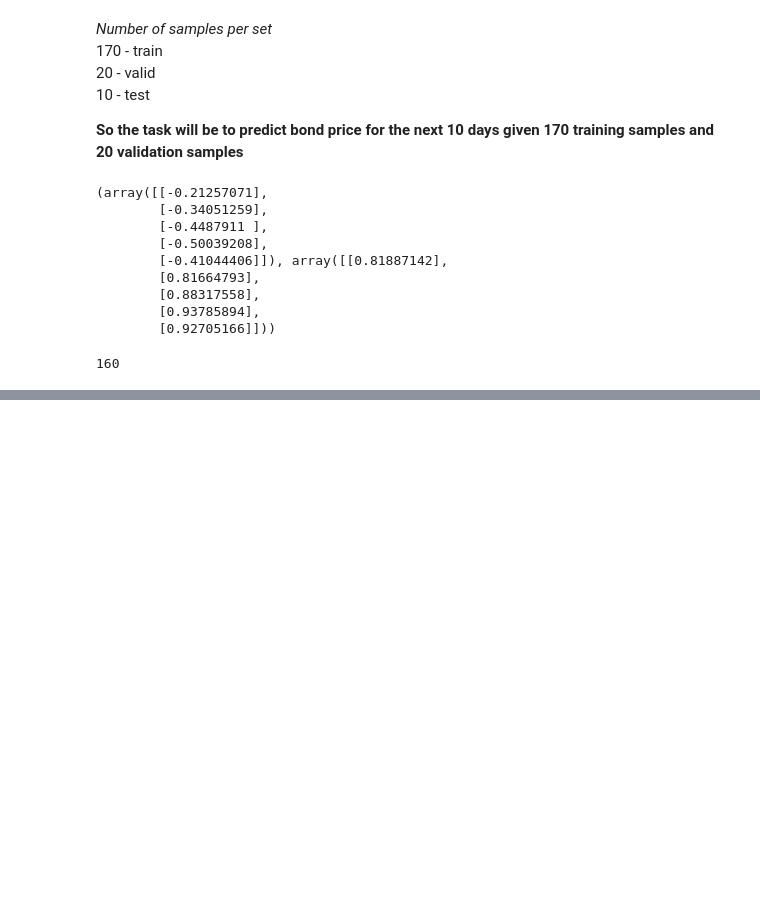
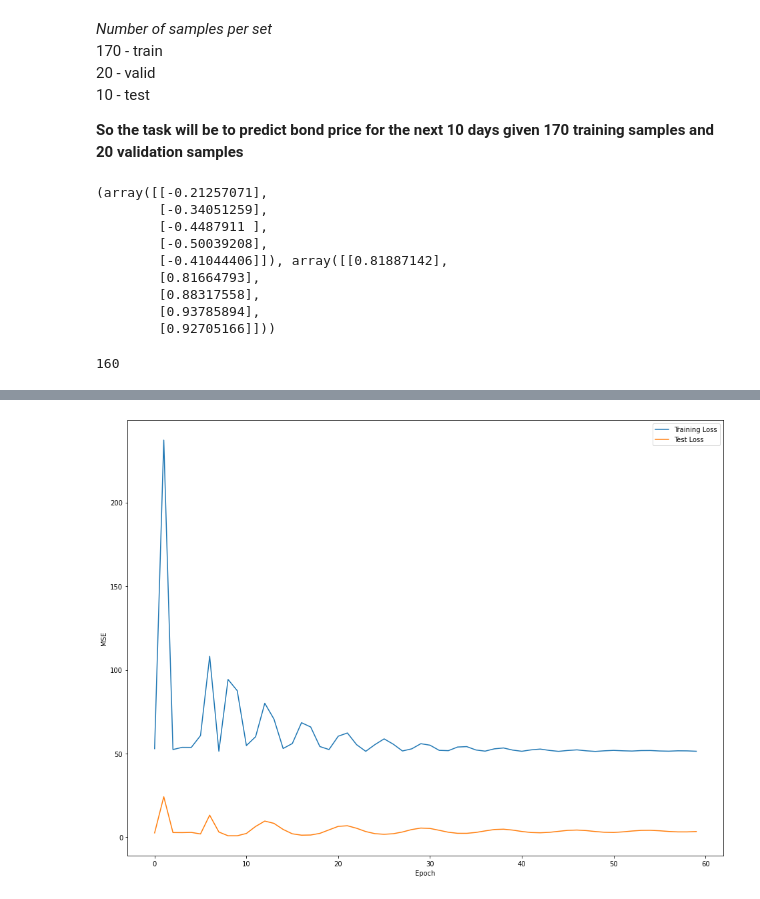
Before and after one commit to nurriol2/forecasting, a Jupyter notebook: LSTM.ipynb, the cells around one changed output, grey strips where cells are left out. Cells and saved outputs as stored; diff of their text form; code cells hidden in the pictures; blank space fills up the shorter version.

Commit message:
Train LSTM from scratch

```diff
--- a/LSTM.ipynb
+++ b/LSTM.ipynb
@@ -111,19 +145,0 @@ LSTM(
-# %%
-epochs = 150
-
-for i in range(epochs):
-    for seq, labels in train_inout_seq:
-        optimizer.zero_grad()
-        model.hidden_cell = (torch.zeros(1, 1, model.hidden_layer_size),
-                        torch.zeros(1, 1, model.hidden_layer_size))
-
-        y_pred = model(seq)
-
-        single_loss = loss_function(y_pred, labels)
-        single_loss.backward()
-        optimizer.step()
-
-    if i%25 == 1:
-        print(f'epoch: {i:3} loss: {single_loss.item():10.8f}')
-
-print(f'epoch: {i:3} loss: {single_loss.item():10.10f}')
@@ -142,11 +145,0 @@ valid_inputs = training_data_norm[-train_window:].tolist()
-# %%
-model.eval()
-
-for i in range(fut_pred):
-    seq = torch.FloatTensor(valid_inputs[-train_window:])
-    with torch.no_grad():
-        model.hidden = (torch.zeros(1, 1, model.hidden_layer_size),
-                        torch.zeros(1, 1, model.hidden_layer_size))
-        valid_inputs.append(model(seq).item())
-
-valid_inputs[fut_pred:]
@@ -203,0 +187,8 @@ plt.show()
+# %%
+model = PricePredictor(n_features=1, n_hidden=512, seq_len=train_window, n_layers=2)
+
+model, train_hist, test_hist = train_model(model=model,
+                                           train_data=X_train,
+                                           train_labels=y_train,
+                                           test_data=X_valid,
+                                           test_labels=y_valid)
@@ -203,0 +202,9 @@ plt.show()
+# %%
+plt.plot(train_hist, label="Training Loss")
+plt.plot(test_hist, label="Test Loss")
+plt.xlabel("Epoch")
+plt.ylabel("MSE")
+plt.legend()
+plt.show()
+# %% [output]
+[figure, added]
```
Also changed, not shown: parts of 26 cells of this notebook.
